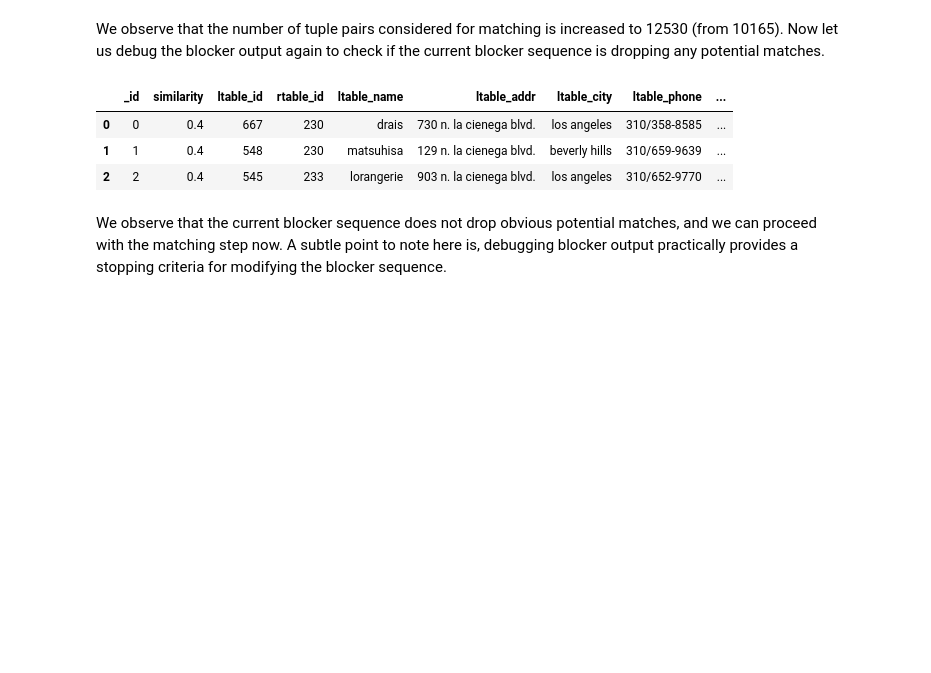
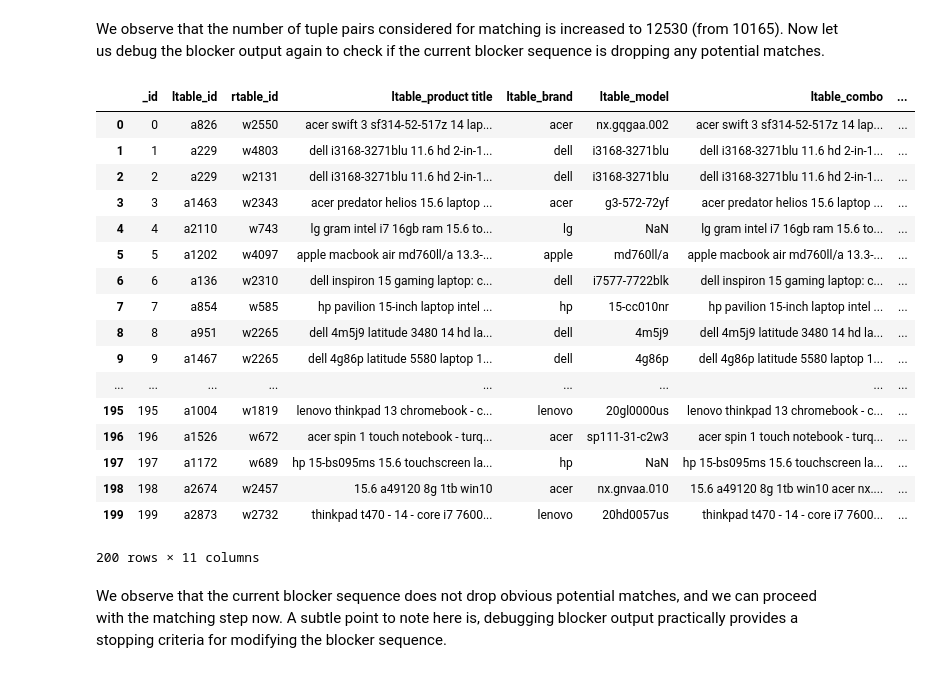
Before and after one commit to dliangsta/CS839-project, a Jupyter notebook: stage-3/notebook.ipynb, the cells around one changed output. Drawn from its saved outputs; the diff is of its cells as text; code cells hidden in the pictures; blank space fills up the shorter version.

```diff
--- a/stage-3/notebook.ipynb
+++ b/stage-3/notebook.ipynb
@@ -159,0 +204,13 @@ C2.head(2)
+# %%
+# Create overlap blocker
+ob = em.OverlapBlocker()
+
+# Block tables using 'name' attribute
+C3 = ob.block_tables(A, B, 'product title', 'product title',
+                    l_output_attrs=['product title'],
+                    r_output_attrs=['product title'],
+                    overlap_size=20,
+                    show_progress=True,
+                    n_jobs=-1,
+                    )
+len(C3)
@@ -159,0 +242,13 @@ C2.head(2)
+# %%
+# Create overlap blocker
+ob = em.OverlapBlocker()
+
+# Block tables using 'name' attribute
+C4 = ob.block_tables(A, B, 'combo', 'combo',
+                    l_output_attrs=['product title', 'combo'],
+                    r_output_attrs=['product title', 'combo'],
+                    overlap_size=20,
+                    show_progress=True,
+                    n_jobs=-1
+                    )
+len(C4)
@@ -160,6 +280,6 @@ C2.head(2)
 # %%
 # Combine blocker outputs
-C = em.combine_blocker_outputs_via_union([C1, C2])
+C = em.combine_blocker_outputs_via_union([C1, C2, C3, C4])
 # %%
 len(C)
 # %% [output]
@@ -168,15 +288,29 @@ len(C)
 We observe that the number of tuple pairs considered for matching is increased to 12530 (from 10165). Now let us debug the blocker output again to check if the current blocker sequence is dropping any potential matches.
 # %%
 # Debug again
-dbg = em.debug_blocker(C, A, B)
+dbg = em.debug_blocker(C, A, B, output_size=200)
 # %%
 # Display first few rows from the debugger output
-dbg.head(3)
+dbg
 # %% [output]
-|  | _id | similarity | ltable_id | rtable_id | ltable_name | ltable_addr | ltable_city | ltable_phone | ... |
-| 0 | 0 | 0.4 | 667 | 230 | drais | 730 n. la cienega blvd. | los angeles | 310/358-8585 | ... |
-| 1 | 1 | 0.4 | 548 | 230 | matsuhisa | 129 n. la cienega blvd. | beverly hills | 310/659-9639 | ... |
-| 2 | 2 | 0.4 | 545 | 233 | lorangerie | 903 n. la cienega blvd. | los angeles | 310/652-9770 | ... |
+|  | _id | ltable_id | rtable_id | ltable_product title | ltable_brand | ltable_model | ltable_combo | ... |
+| 0 | 0 | a826 | w2550 | acer swift 3 sf314-52-517z 14 lap... | acer | nx.gqgaa.002 | acer swift 3 sf314-52-517z 14 lap... | ... |
+| 1 | 1 | a229 | w4803 | dell i3168-3271blu 11.6 hd 2-in-1... | dell | i3168-3271blu | dell i3168-3271blu 11.6 hd 2-in-1... | ... |
+| 2 | 2 | a229 | w2131 | dell i3168-3271blu 11.6 hd 2-in-1... | dell | i3168-3271blu | dell i3168-3271blu 11.6 hd 2-in-1... | ... |
+| 3 | 3 | a1463 | w2343 | acer predator helios 15.6 laptop ... | acer | g3-572-72yf | acer predator helios 15.6 laptop ... | ... |
+| 4 | 4 | a2110 | w743 | lg gram intel i7 16gb ram 15.6 to... | lg | NaN | lg gram intel i7 16gb ram 15.6 to... | ... |
+| 5 | 5 | a1202 | w4097 | apple macbook air md760ll/a 13.3-... | apple | md760ll/a | apple macbook air md760ll/a 13.3-... | ... |
+| 6 | 6 | a136 | w2310 | dell inspiron 15 gaming laptop: c... | dell | i7577-7722blk | dell inspiron 15 gaming laptop: c... | ... |
+| 7 | 7 | a854 | w585 | hp pavilion 15-inch laptop intel ... | hp | 15-cc010nr | hp pavilion 15-inch laptop intel ... | ... |
+| 8 | 8 | a951 | w2265 | dell 4m5j9 latitude 3480 14 hd la... | dell | 4m5j9 | dell 4m5j9 latitude 3480 14 hd la... | ... |
+| 9 | 9 | a1467 | w2265 | dell 4g86p latitude 5580 laptop 1... | dell | 4g86p | dell 4g86p latitude 5580 laptop 1... | ... |
+| ... | ... | ... | ... | ... | ... | ... | ... | ... |
+| 195 | 195 | a1004 | w1819 | lenovo thinkpad 13 chromebook - c... | lenovo | 20gl0000us | lenovo thinkpad 13 chromebook - c... | ... |
+| 196 | 196 | a1526 | w672 | acer spin 1 touch notebook - turq... | acer | sp111-31-c2w3 | acer spin 1 touch notebook - turq... | ... |
+| 197 | 197 | a1172 | w689 | hp 15-bs095ms 15.6 touchscreen la... | hp | NaN | hp 15-bs095ms 15.6 touchscreen la... | ... |
+| 198 | 198 | a2674 | w2457 | 15.6 a49120 8g 1tb win10 | acer | nx.gnvaa.010 | 15.6 a49120 8g 1tb win10 acer nx.... | ... |
+| 199 | 199 | a2873 | w2732 | thinkpad t470 - 14 - core i7 7600... | lenovo | 20hd0057us | thinkpad t470 - 14 - core i7 7600... | ... |
+200 rows × 11 columns
 # %% [markdown]
 We observe that the current blocker sequence does not drop obvious potential matches, and we can proceed with the matching step now. A subtle point to note here is, debugging blocker output practically provides a stopping criteria for modifying the blocker sequence.
 # %% [markdown]
```
Also changed, not shown: parts of 30 cells of this notebook, 6 other files.
